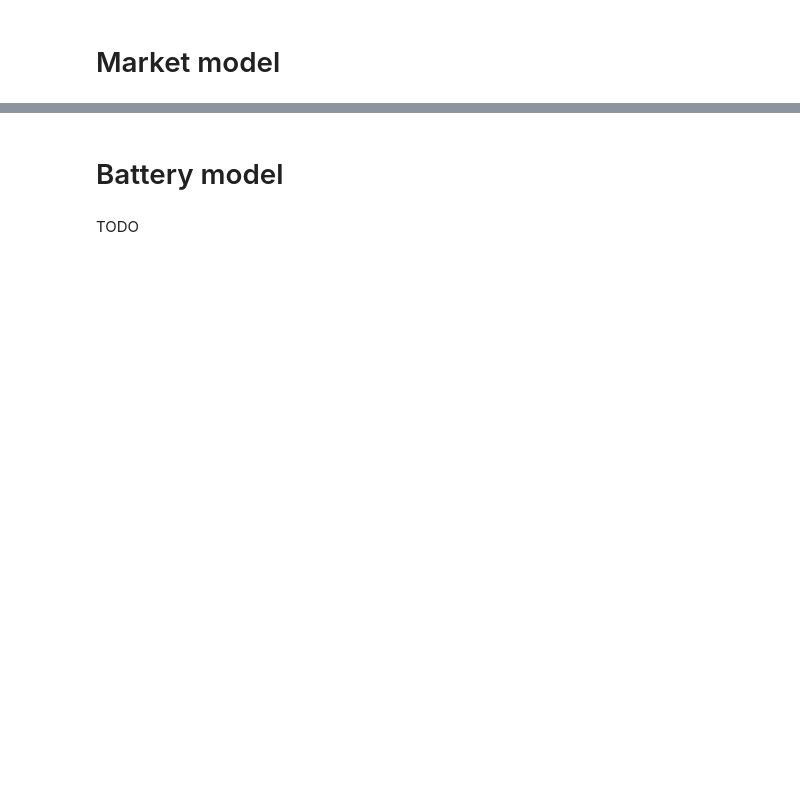
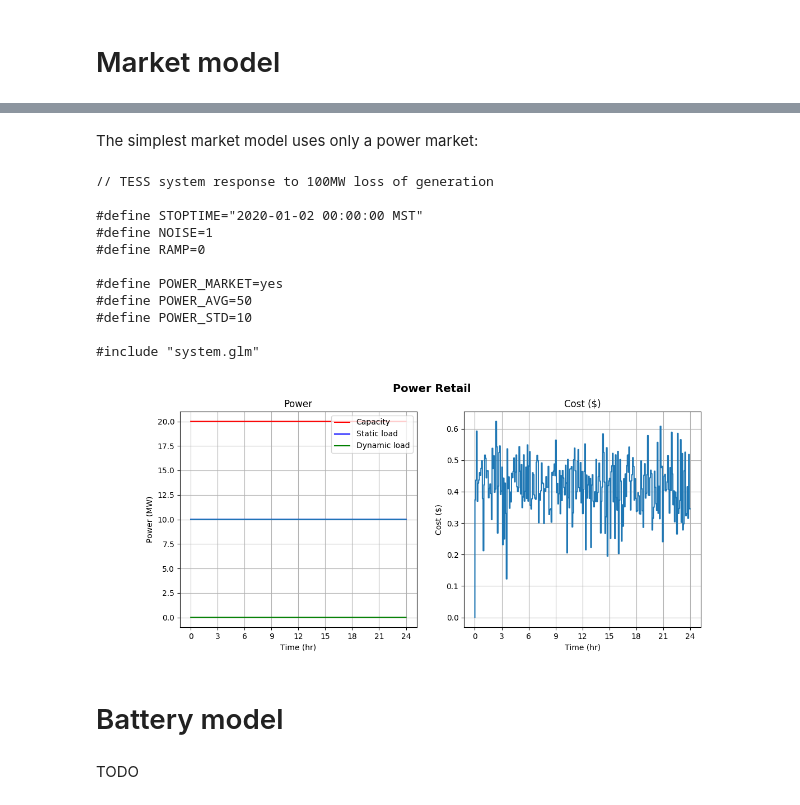
Before and after one commit to slacgismo/TESS, a Jupyter notebook: analysis/stability/TESS Stability Analysis.ipynb, the cells around one changed output, grey strips where cells are left out. Cells and saved outputs as stored; diff of their text form; code cells hidden in the pictures; blank space fills up the shorter version.

```diff
--- a/analysis/stability/TESS Stability Analysis.ipynb
+++ b/analysis/stability/TESS Stability Analysis.ipynb
@@ -92,3 +92,22 @@ TODO
+# %% [markdown]
+The simplest market model uses only a power market:
+# %%
+!cat power.glm
+!gridlabd power.glm
+Image("retail/power.png")
+# %% [output]
+// TESS system response to 100MW loss of generation
+
+#define STOPTIME="2020-01-02 00:00:00 MST"
+#define NOISE=1
+#define RAMP=0
+
+#define POWER_MARKET=yes
+#define POWER_AVG=50
+#define POWER_STD=10
+
+#include "system.glm"
+[figure, added]
 # %% [markdown]
 # Battery model
 # %% [markdown]
```
Also changed, not shown: parts of 6 cells of this notebook, 2 other files.
